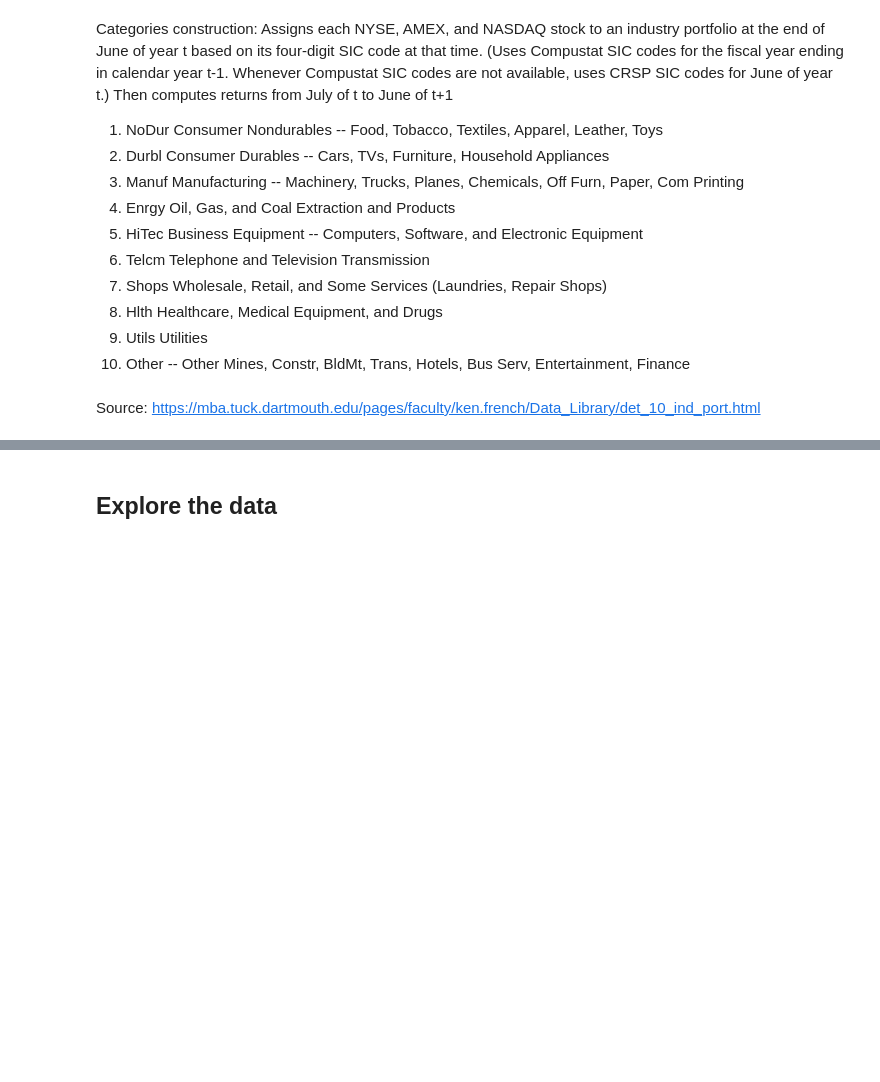
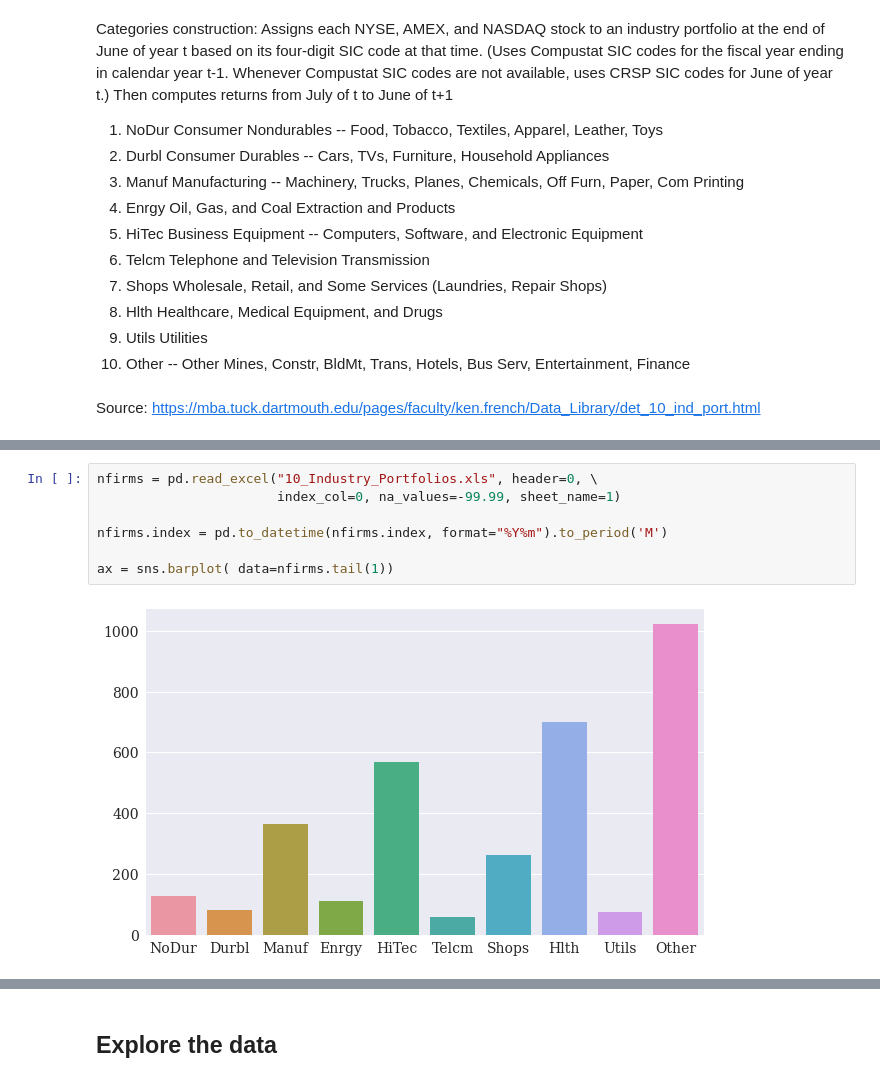
Before and after one commit to mateomarks/Black-Litterman, a Jupyter notebook: Base.ipynb, the cells around one changed output, grey strips where cells are left out. Saved outputs shown, nothing was run; the diff lists cells and outputs as text; blank space fills up the shorter version.

```diff
--- a/Base.ipynb
+++ b/Base.ipynb
@@ -47,0 +58,9 @@ raw.index = pd.to_datetime(raw.index, format="%Y%m").to_period('M')
+# %%
+nfirms = pd.read_excel("10_Industry_Portfolios.xls", header=0, \
+                       index_col=0, na_values=-99.99, sheet_name=1)
+
+nfirms.index = pd.to_datetime(nfirms.index, format="%Y%m").to_period('M')
+
+ax = sns.barplot( data=nfirms.tail(1))
+# %% [output]
+[figure, added]
```
Also changed, not shown: parts of 47 cells of this notebook.
